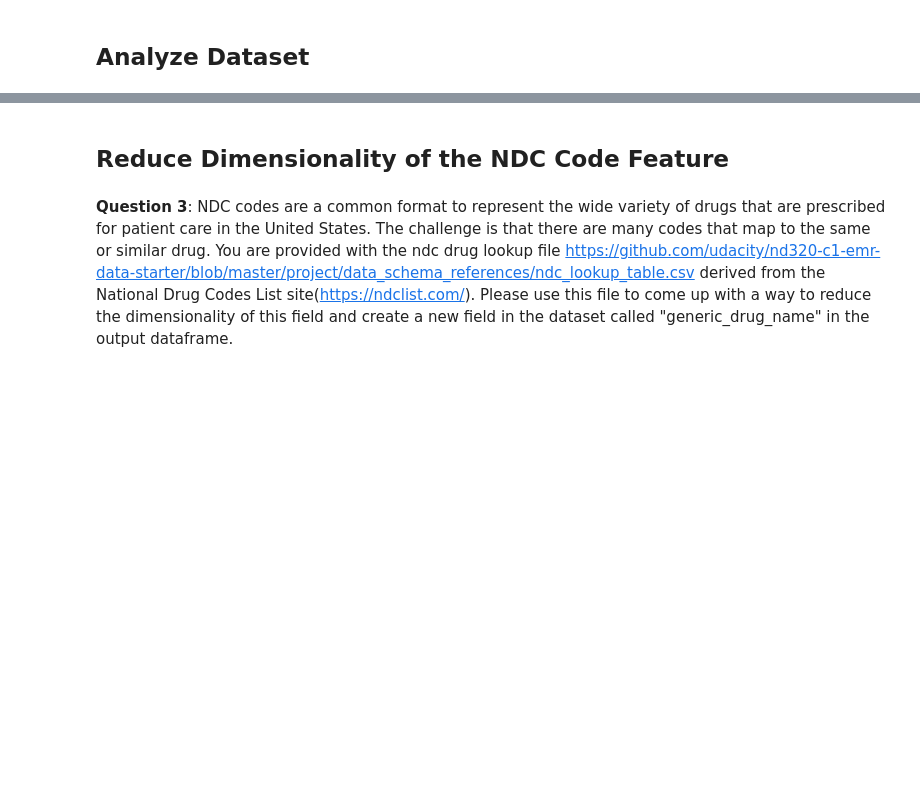
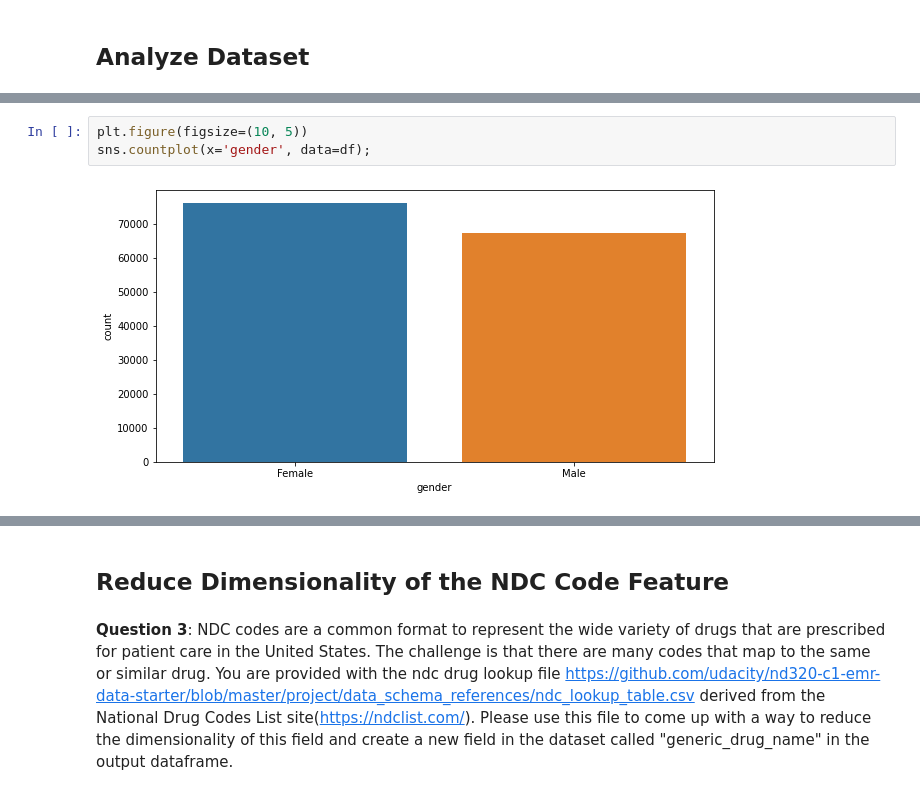
Before and after one commit to SaschaMet/Udacity-AI-for-Healthcare-NanoDegree, a Jupyter notebook: EMR/project/starter_code/student_project.ipynb, the cells around one changed output, grey strips where cells are left out. Cells and saved outputs as stored; diff of their text form; blank space fills up the shorter version.

```diff
--- a/EMR/project/starter_code/student_project.ipynb
+++ b/EMR/project/starter_code/student_project.ipynb
@@ -82,0 +213,5 @@ tfdv.visualize_statistics(full_data_stats)
+# %%
+plt.figure(figsize=(10, 5))
+sns.countplot(x='gender', data=df);
+# %% [output]
+[figure, added]
```
Also changed, not shown: parts of 40 cells of this notebook, 4 other files.
